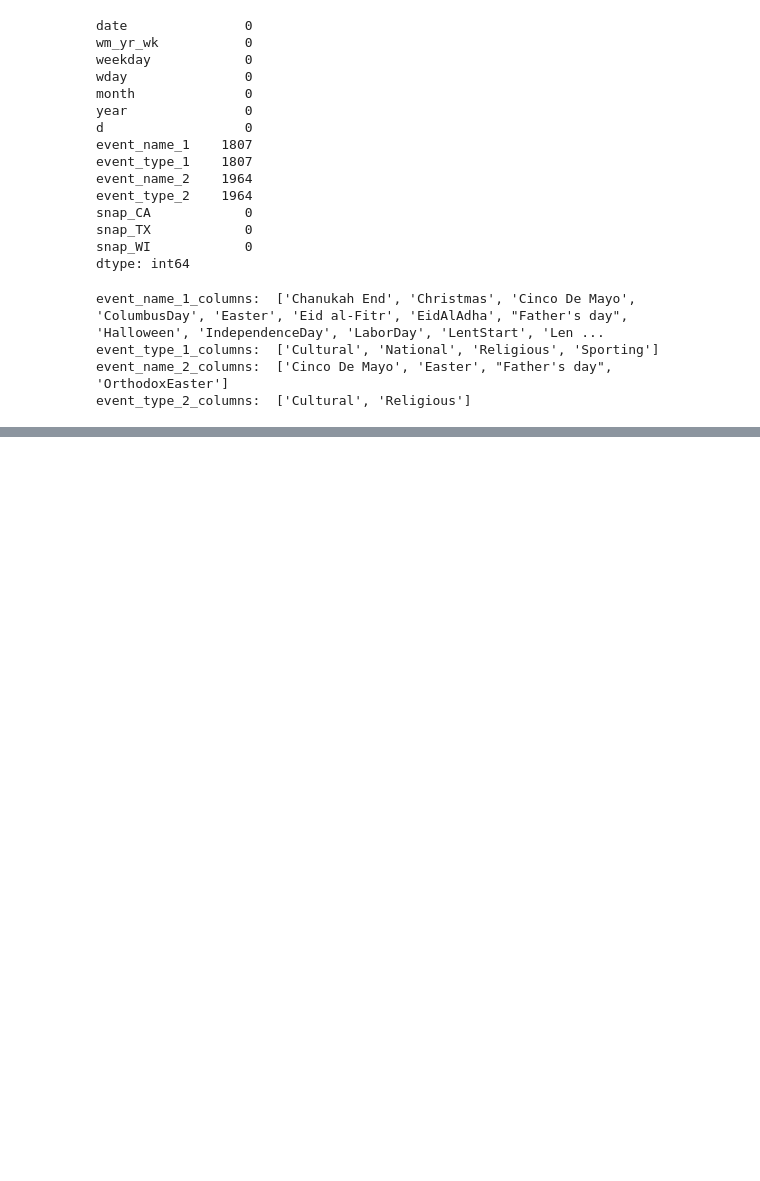
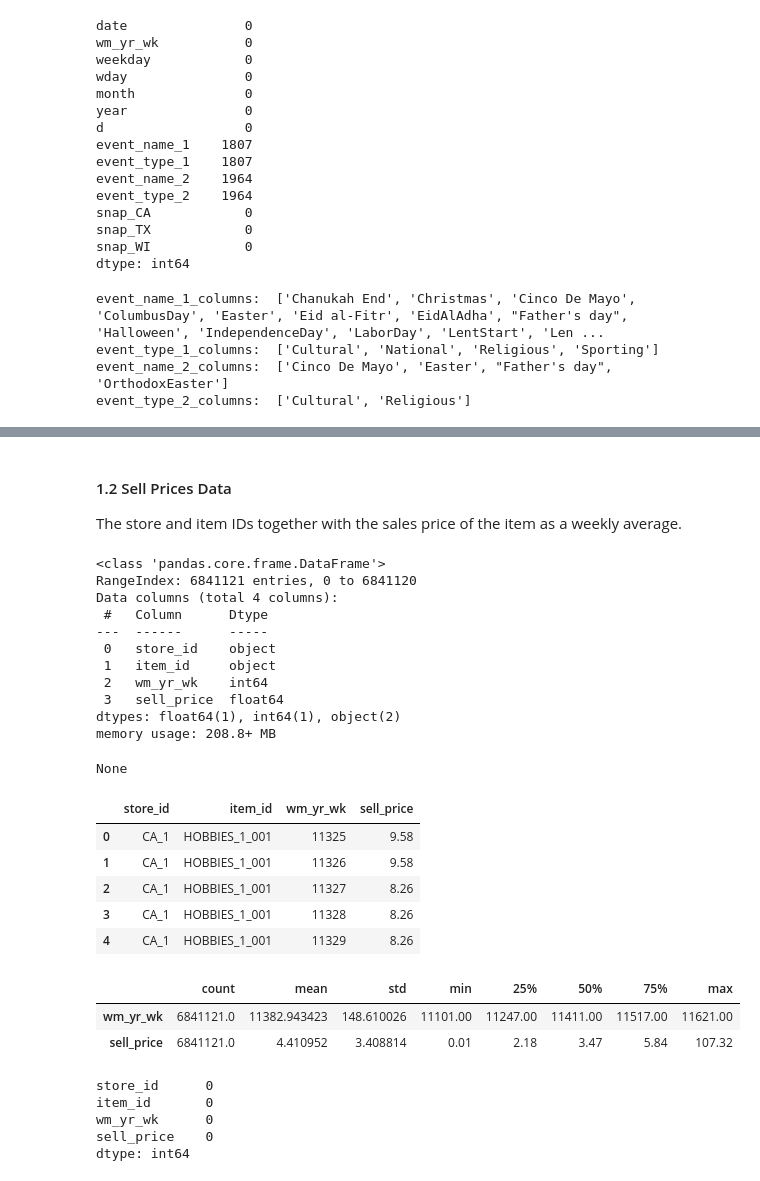
Before and after one commit to ionahu08/M5Forecasting_Accuracy, a Jupyter notebook: code/project_M5.ipynb, the cells around one changed output, grey strips where cells are left out. Cells and saved outputs as stored; diff of their text form; code cells hidden in the pictures; blank space fills up the shorter version.

```diff
--- a/code/project_M5.ipynb
+++ b/code/project_M5.ipynb
@@ -138,0 +140,35 @@ calendar.head().T
+# %% [markdown]
+#### 1.2 Sell Prices Data
+The store and item IDs together with the sales price of the item as a weekly average.
+# %%
+display(sell_prices.info())
+display(sell_prices.head())
+display(sell_prices.describe().T)
+display(sell_prices.isnull().sum().T)
+# %% [output]
+<class 'pandas.core.frame.DataFrame'>
+RangeIndex: 6841121 entries, 0 to 6841120
+Data columns (total 4 columns):
+ #   Column      Dtype
+---  ------      -----
+ 0   store_id    object
+ 1   item_id     object
+ 2   wm_yr_wk    int64
+ 3   sell_price  float64
+dtypes: float64(1), int64(1), object(2)
+memory usage: 208.8+ MB
+None
+|  | store_id | item_id | wm_yr_wk | sell_price |
+| 0 | CA_1 | HOBBIES_1_001 | 11325 | 9.58 |
+| 1 | CA_1 | HOBBIES_1_001 | 11326 | 9.58 |
+| 2 | CA_1 | HOBBIES_1_001 | 11327 | 8.26 |
+| 3 | CA_1 | HOBBIES_1_001 | 11328 | 8.26 |
+| 4 | CA_1 | HOBBIES_1_001 | 11329 | 8.26 |
+|  | count | mean | std | min | 25% | 50% | 75% | max |
+| wm_yr_wk | 6841121.0 | 11382.943423 | 148.610026 | 11101.00 | 11247.00 | 11411.00 | 11517.00 | 11621.00 |
+| sell_price | 6841121.0 | 4.410952 | 3.408814 | 0.01 | 2.18 | 3.47 | 5.84 | 107.32 |
+store_id      0
+item_id       0
+wm_yr_wk      0
+sell_price    0
+dtype: int64
```
Also changed, not shown: parts of 5 cells of this notebook.
